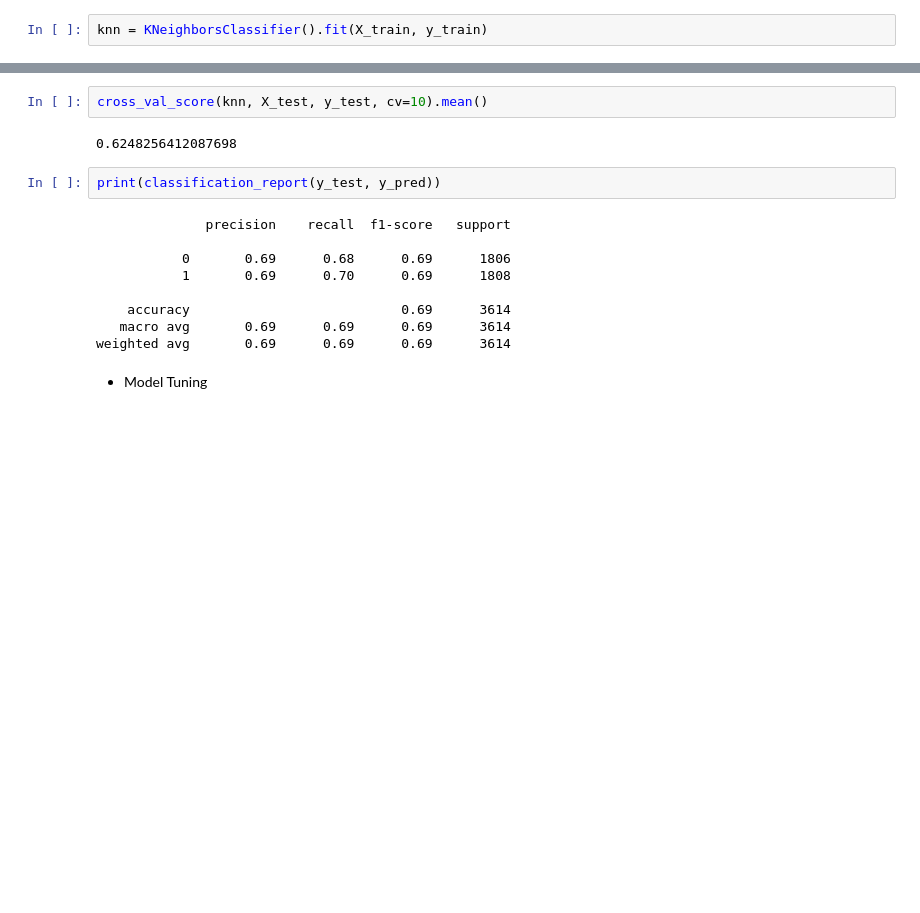
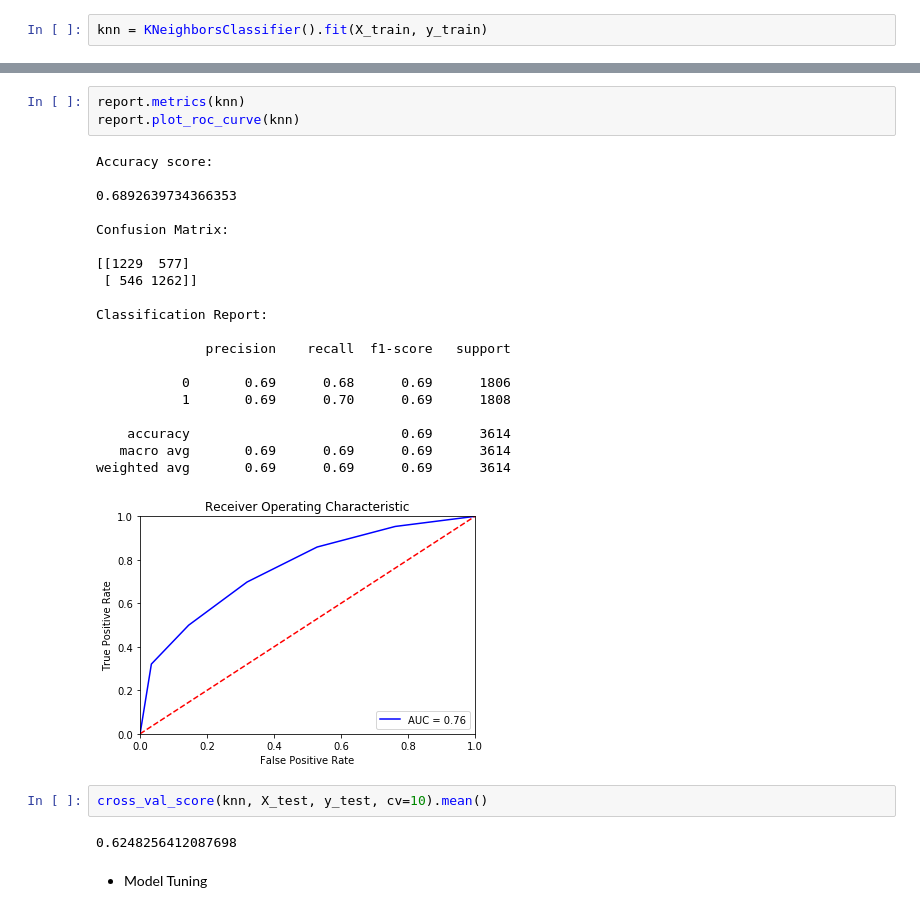
Before and after one commit to egemenzeytinci/cancellation-prediction, a Jupyter notebook: modelling.ipynb, the cells around one changed output, grey strips where cells are left out. Saved outputs shown, nothing was run; the diff lists cells and outputs as text; blank space fills up the shorter version.

```diff
--- a/modelling.ipynb
+++ b/modelling.ipynb
@@ -309,18 +359,31 @@ array([[1229,  577],
+# %%
+report.metrics(knn)
+report.plot_roc_curve(knn)
+# %% [output]
+Accuracy score:
+
+0.6892639734366353
+
+Confusion Matrix:
+
+[[1229  577]
+ [ 546 1262]]
+
+Classification Report:
+
+              precision    recall  f1-score   support
+
+           0       0.69      0.68      0.69      1806
+           1       0.69      0.70      0.69      1808
+
+    accuracy                           0.69      3614
+   macro avg       0.69      0.69      0.69      3614
+weighted avg       0.69      0.69      0.69      3614
+[figure, added]
 # %%
 cross_val_score(knn, X_test, y_test, cv=10).mean()
 # %% [output]
 0.6248256412087698
-# %%
-print(classification_report(y_test, y_pred))
-# %% [output]
-              precision    recall  f1-score   support
-
-           0       0.69      0.68      0.69      1806
-           1       0.69      0.70      0.69      1808
-
-    accuracy                           0.69      3614
-   macro avg       0.69      0.69      0.69      3614
-weighted avg       0.69      0.69      0.69      3614
 # %% [markdown]
 - Model Tuning
 # %%
```
Also changed, not shown: parts of 91 cells of this notebook, 1 other file.
